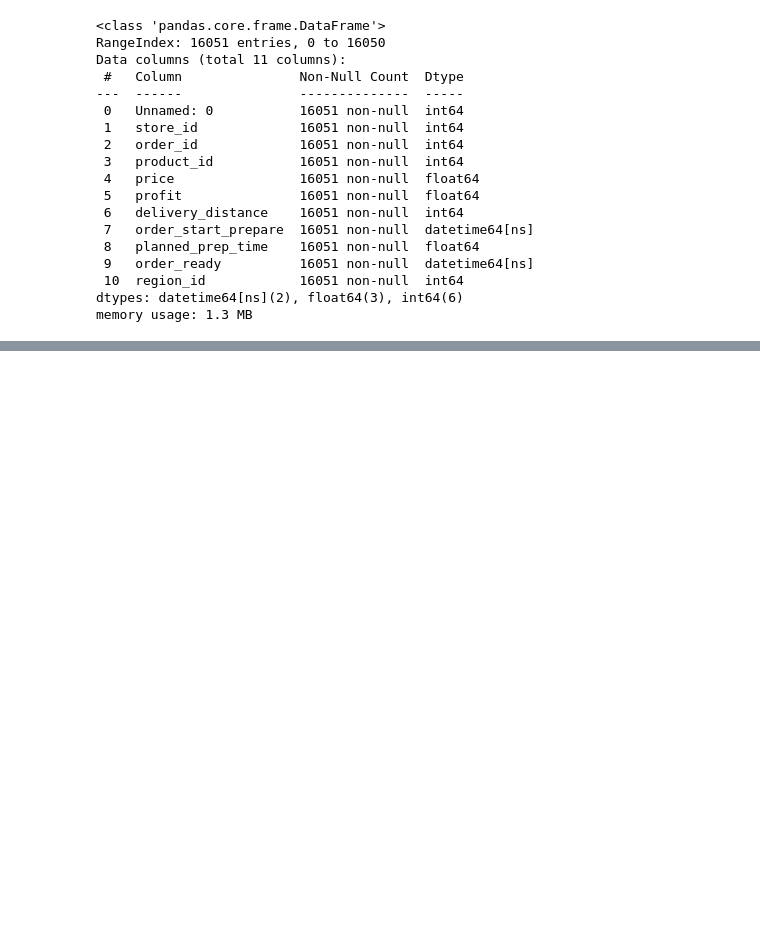
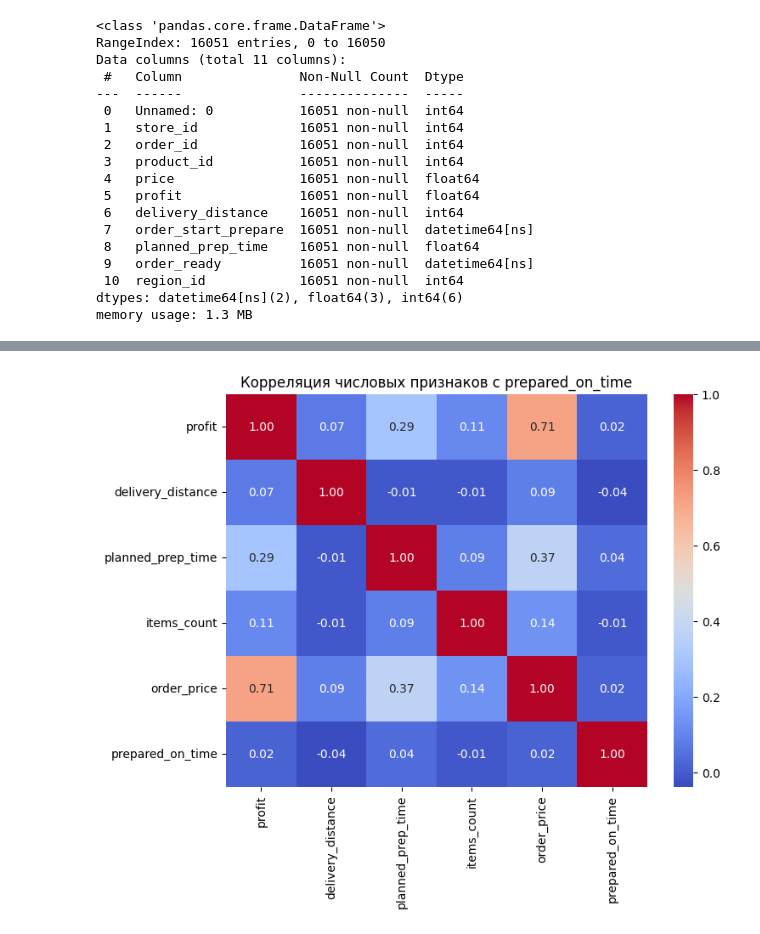
Before and after one commit to nepridumalnik/it-lms-course, a Jupyter notebook: module_2/task.ipynb, the cells around one changed output, grey strips where cells are left out. Saved outputs shown, nothing was run; the diff lists cells and outputs as text; code cells hidden in the pictures; blank space fills up the shorter version.

```diff
--- a/module_2/task.ipynb
+++ b/module_2/task.ipynb
@@ -328,0 +385,4 @@ memory usage: 1.3 MB
+# %%
+items_counts = updated_orders.groupby("order_id", as_index=False)["product_id"].count()
+items_counts = items_counts.rename(columns={"product_id": "items_count"})
+items_counts.head()
@@ -328,0 +398,10 @@ memory usage: 1.3 MB
+# %%
+enriched_orders = (
+    updated_orders.drop(columns=["product_id", "price"])
+    .drop_duplicates(subset=["order_id"])
+    .merge(order_prices, on="order_id")
+    .merge(items_counts, on="order_id")
+)
+
+enriched_orders.info()
+enriched_orders.head()
@@ -328,0 +441,5 @@ memory usage: 1.3 MB
+# %%
+enriched_orders["actual_time"] = (
+    enriched_orders["order_ready"] - enriched_orders["order_start_prepare"]
+).dt.total_seconds() / 60
+enriched_orders[["order_id", "actual_time"]].head()
@@ -328,0 +455,7 @@ memory usage: 1.3 MB
+# %%
+enriched_orders["prepared_on_time"] = (
+    enriched_orders["actual_time"] <= (enriched_orders["planned_prep_time"] + 5)
+).astype(int)
+
+enriched_orders = enriched_orders.drop(columns=["actual_time"])
+enriched_orders[["order_id", "prepared_on_time"]].head()
@@ -328,0 +471,20 @@ memory usage: 1.3 MB
+# %%
+import seaborn as sns
+
+numeric_cols = [
+    "profit",
+    "delivery_distance",
+    "planned_prep_time",
+    "items_count",
+    "order_price",
+    "prepared_on_time",
+]
+
+corr = enriched_orders[numeric_cols].corr()
+
+plt.figure(figsize=(8, 6))
+sns.heatmap(corr, annot=True, cmap="coolwarm", fmt=".2f")
+plt.title("Корреляция числовых признаков с prepared_on_time")
+plt.show()
+# %% [output]
+[figure, added]
```
Also changed, not shown: parts of 19 cells of this notebook.
